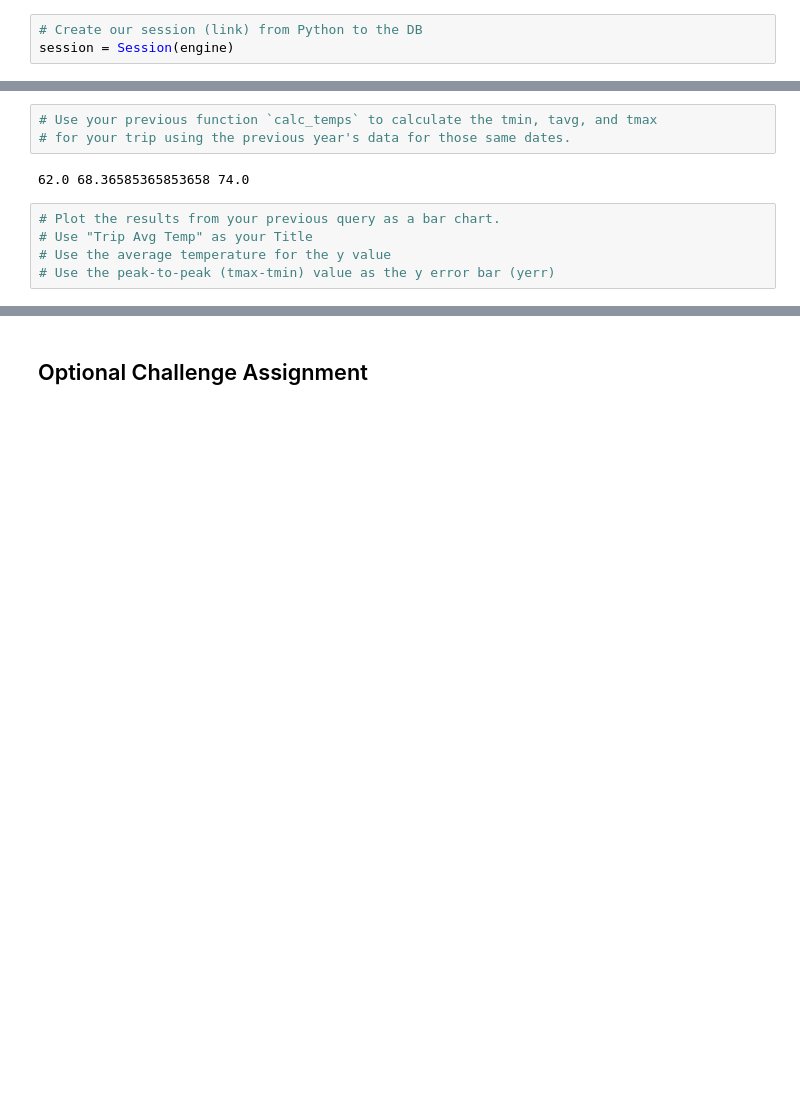
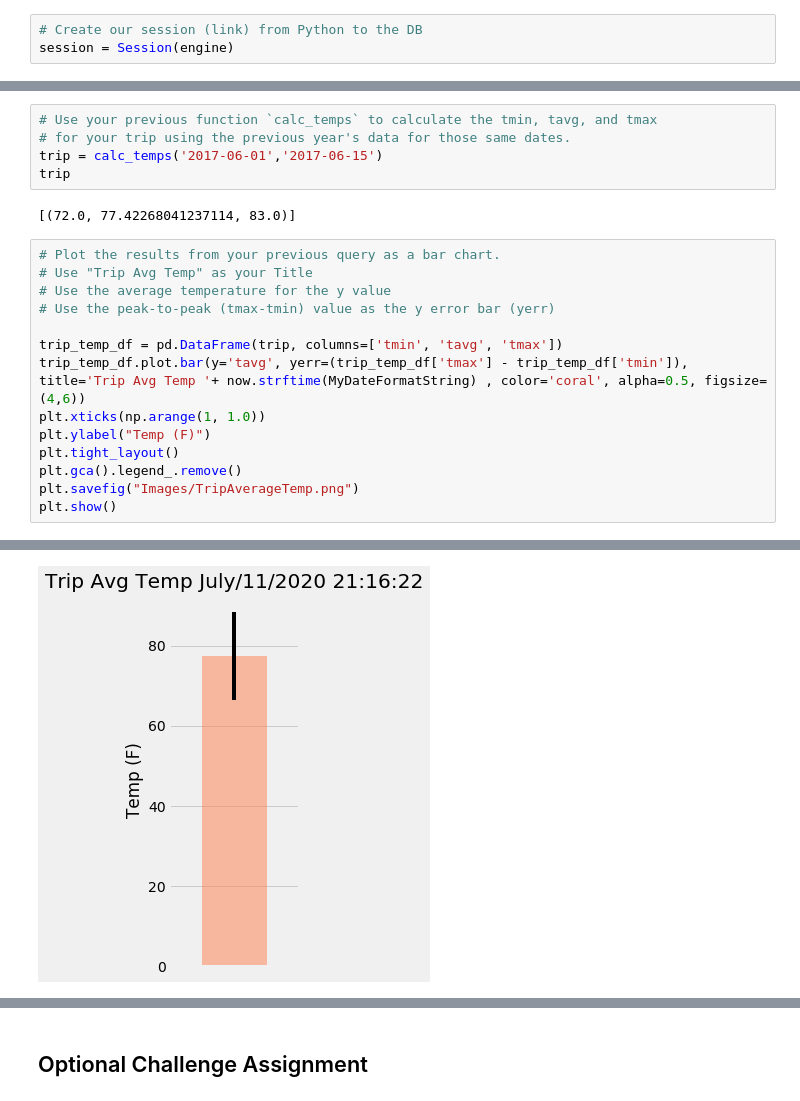
Before and after one commit to atulbhingarde/sqlalchemy-challenge, a Jupyter notebook: climate_starter.ipynb, the cells around one changed output, grey strips where cells are left out. Drawn from its saved outputs; the diff is of its cells as text; blank space fills up the shorter version.

```diff
--- a/climate_starter.ipynb
+++ b/climate_starter.ipynb
@@ -109,11 +190,22 @@ print(calc_temps('2012-02-28', '2012-03-05'))
 # %%
 # Use your previous function `calc_temps` to calculate the tmin, tavg, and tmax
 # for your trip using the previous year's data for those same dates.
+trip = calc_temps('2017-06-01','2017-06-15')
+trip
 # %% [output]
-62.0 68.36585365853658 74.0
+[(72.0, 77.42268041237114, 83.0)]
 # %%
 # Plot the results from your previous query as a bar chart.
 # Use "Trip Avg Temp" as your Title
 # Use the average temperature for the y value
 # Use the peak-to-peak (tmax-tmin) value as the y error bar (yerr)
+
+trip_temp_df = pd.DataFrame(trip, columns=['tmin', 'tavg', 'tmax'])
+trip_temp_df.plot.bar(y='tavg', yerr=(trip_temp_df['tmax'] - trip_temp_df['tmin']), title='Trip Avg Temp '+ now.strftime(MyDateFormatString) , color='coral', alpha=0.5, figsize=(4,6))
+plt.xticks(np.arange(1, 1.0))
+plt.ylabel("Temp (F)")
+plt.tight_layout()
+plt.gca().legend_.remove()
+plt.savefig("Images/TripAverageTemp.png")
+plt.show()
 # %% [output]
@@ -122 +212,2 @@ print(calc_temps('2012-02-28', '2012-03-05'))
+[figure, added]
 # %%
```
Also changed, not shown: parts of 24 cells of this notebook, 11 other files.
